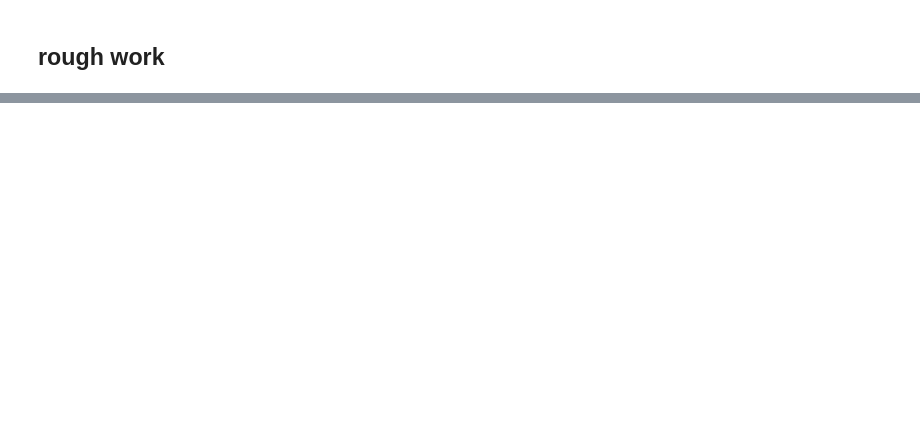
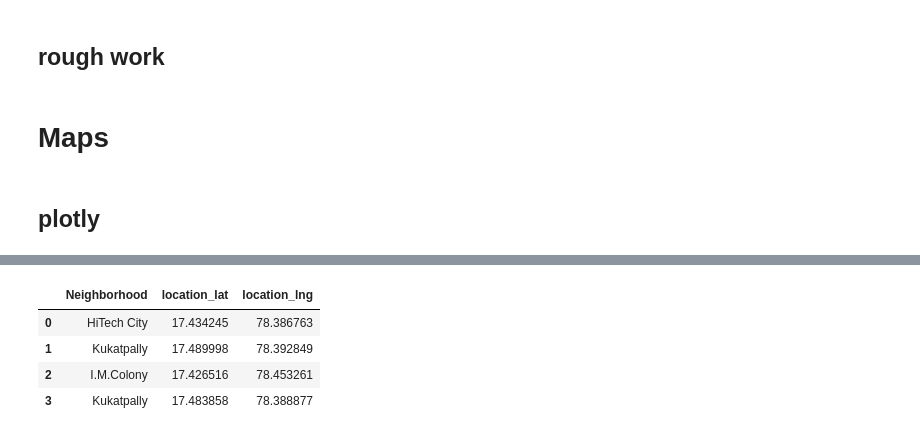
Before and after one commit to VijaySingh-GSLab/venue_recommender, a Jupyter notebook: notebook_v1.ipynb, the cells around one changed output, grey strips where cells are left out. Saved outputs shown, nothing was run; the diff lists cells and outputs as text; code cells hidden in the pictures; blank space fills up the shorter version.

```diff
--- a/notebook_v1.ipynb
+++ b/notebook_v1.ipynb
@@ -75,5 +75,9 @@ import streamlit as st
 # %%
 #st.checkbox()
+# %% [markdown]
+# Maps
+# %% [markdown]
+## plotly
 # %%
 #X = pd.read_csv(DATA_PATH_RAW.joinpath(LIST_CITY_DATA_FILE_NAME[0]))
 X_raw = pd.read_csv(DATA_PATH_RAW.joinpath(LIST_CITY_DATA_FILE_NAME[3]))
@@ -85,3 +89,19 @@ X_raw.head(2)
 |  | Neighborhood | Venue Category | Venue | id | location_address | location_crossStreet | location_lat | ... |
 | 0 | HiTech City | Movie Theater | PVR Cinemas | 54490b7a498e934ca695dabd | Inorbit | Madhapur | 17.434245 | ... |
 | 1 | Kukatpally | Cineplex | Cin�polis� | 51b6d645498ebc5ae1f840d7 | Manjeera-Trinity Mall, JNTU Road | KPHB, KUKATPALLY | 17.489998 | ... |
+# %%
+col_latitude = 'location_lat'
+col_longitude = 'location_lng'
+
+colList_coordinates = [col_latitude, col_longitude]
+# %%
+plot_df = X_raw.head(4).copy()
+plot_df = plot_df[[col_grain]+colList_coordinates]
+
+plot_df
+# %% [output]
+|  | Neighborhood | location_lat | location_lng |
+| 0 | HiTech City | 17.434245 | 78.386763 |
+| 1 | Kukatpally | 17.489998 | 78.392849 |
+| 2 | I.M.Colony | 17.426516 | 78.453261 |
+| 3 | Kukatpally | 17.483858 | 78.388877 |
```
Also changed, not shown: parts of 18 cells of this notebook, 4 other files.
